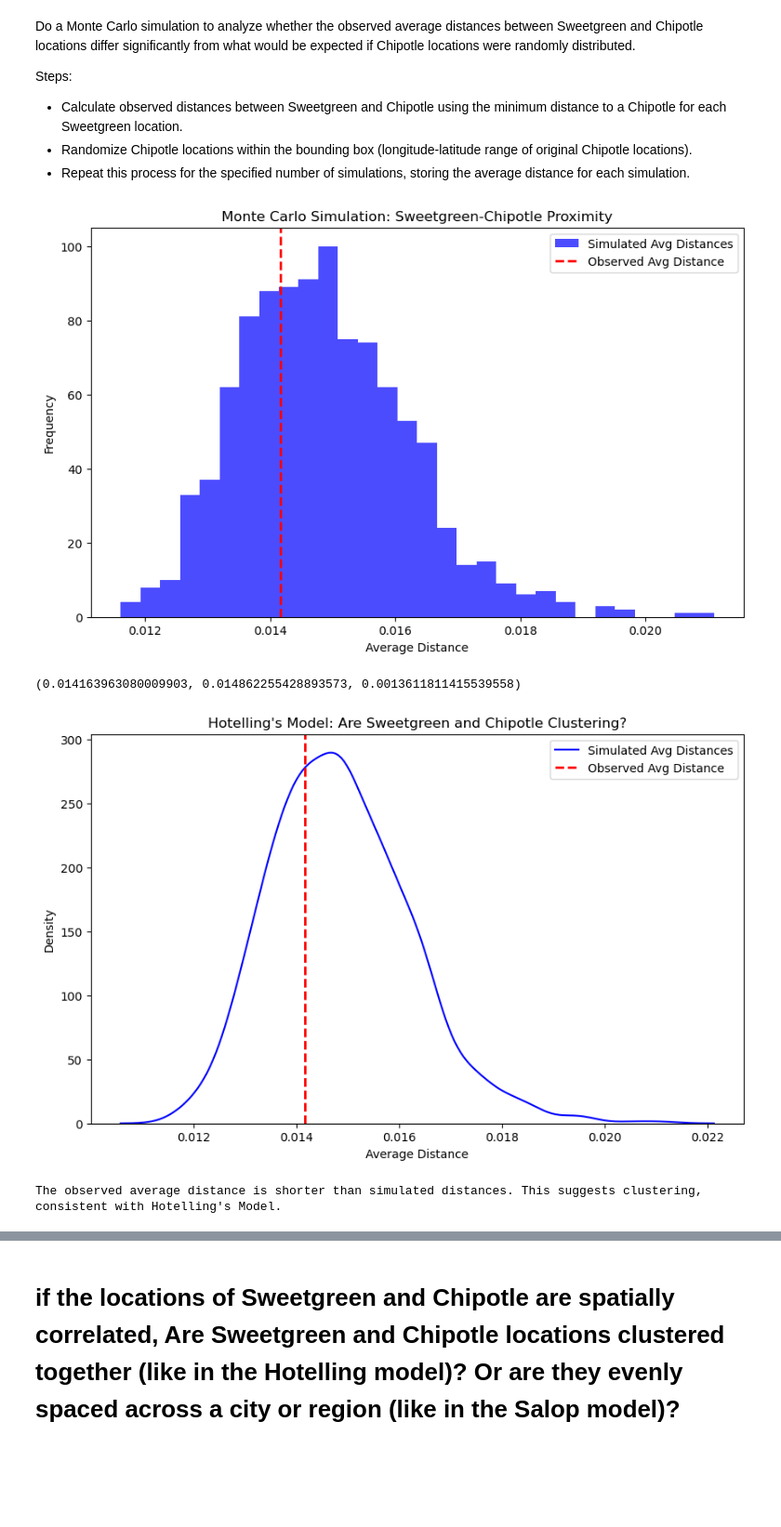
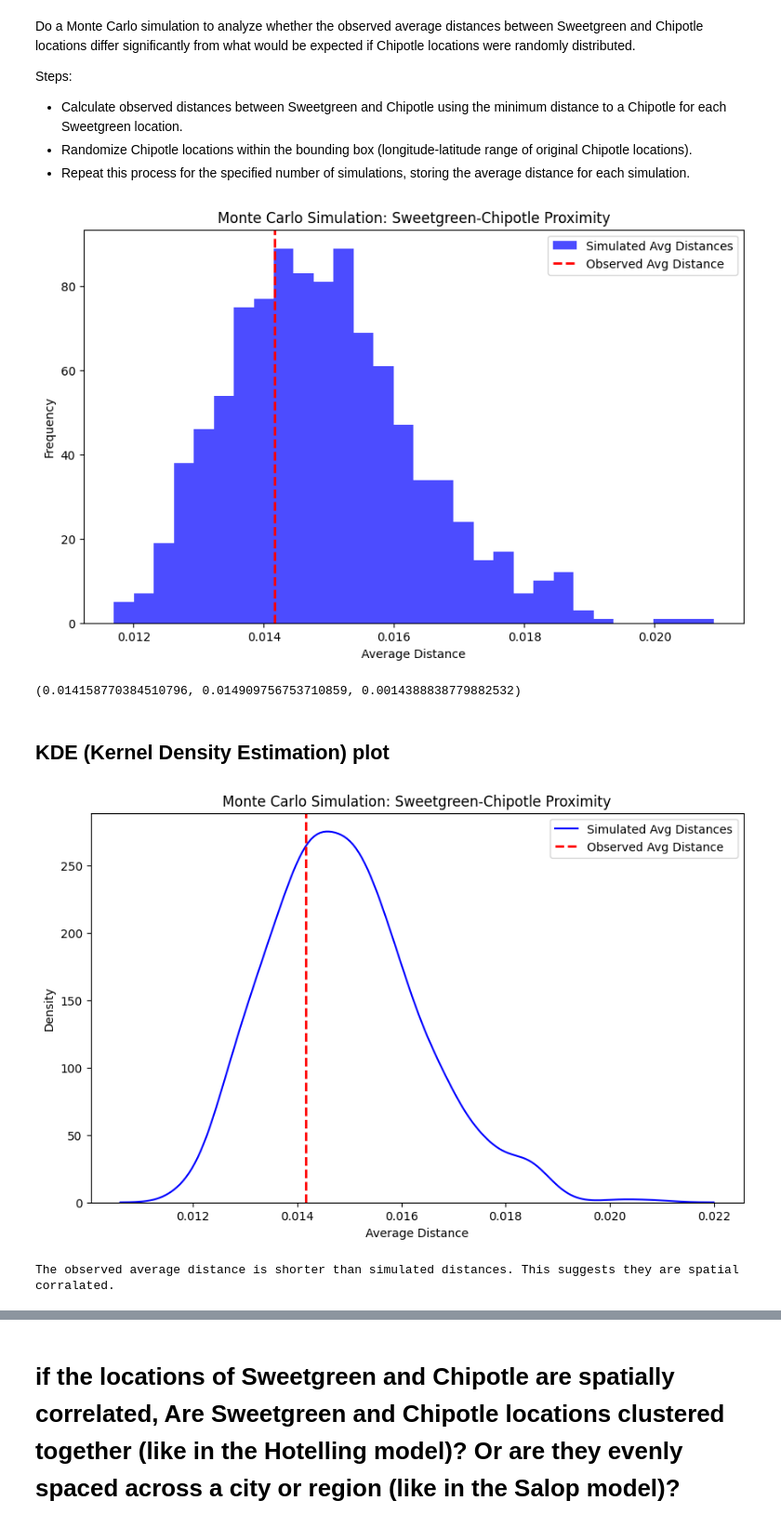
Before and after one commit to bella20000605/gis_final_project, a Jupyter notebook: code/bella.get_data.ipynb, the cells around one changed output, grey strips where cells are left out. Shown at 93% size. Cells and saved outputs as stored; diff of their text form; code cells hidden in the pictures; blank space fills up the shorter version.

```diff
--- a/code/bella.get_data.ipynb
+++ b/code/bella.get_data.ipynb
@@ -1,8 +1,8 @@
 # %%
-import config
+# import config
 
-# Access the API key
-api_key = config.API_KEY.strip("'")
+# # Access the API key
+# api_key = config.API_KEY.strip("'")
 # %%
 import os
 import requests
@@ -121,6 +121,8 @@ if __name__ == "__main__":
     query = 'Sweetgreen in Washington DC'
     output_prefix = "output/sweetgreen_locations"
     file_suffix = "_2024"
+    api_key = "AIzaSyCcd3-C2h-GutmGdeo2B2vVtDFwVVd3-EU"
+
 
     # Fetch places
     places = get_places(api_key, query, max_results=200)
@@ -348,26 +350,29 @@ plt.show()
 # Print summary
 observed_avg_distance, np.mean(simulated_avg_distances), np.std(simulated_avg_distances)
 # %% [output]
-[figure, old version]
+[figure, new version]
-(0.014163963080009903, 0.014862255428893573, 0.0013611811415539558)
+(0.014158770384510796, 0.014909756753710859, 0.0014388838779882532)
+# %% [markdown]
+## KDE (Kernel Density Estimation) plot
 # %%
 import seaborn as sns
+import matplotlib.pyplot as plt
 
 # Plot distances between Sweetgreen and Chipotle
 plt.figure(figsize=(10, 6))
 sns.kdeplot(simulated_avg_distances, color="blue", label="Simulated Avg Distances")
 plt.axvline(observed_avg_distance, color="red", linestyle="--", linewidth=2, label="Observed Avg Distance")
-plt.title("Hotelling's Model: Are Sweetgreen and Chipotle Clustering?")
+plt.title("Monte Carlo Simulation: Sweetgreen-Chipotle Proximity")
 plt.xlabel("Average Distance")
 plt.ylabel("Density")
 plt.legend()
 plt.show()
 
 # Interpretation:
 if observed_avg_distance < np.mean(simulated_avg_distances):
-    print("The observed average distance is shorter than simulated distances. This suggests clustering.")
+    print("The observed average distance is shorter than simulated distances. This suggests they are spatial corralated.")
 else:
-    print("The observed average distance is not significantly shorter. This suggests spreading out.")
+    print("The observed average distance is not significantly shorter. This suggests they are not spatial corralated.")
 # %% [output]
-[figure, old version]
+[figure, new version]
-The observed average distance is shorter than simulated distances. This suggests clustering, consistent with Hotelling's Model.
+The observed average distance is shorter than simulated distances. This suggests they are spatial corralated.
```
Also changed, not shown: parts of 3 cells of this notebook, 11 other files.
